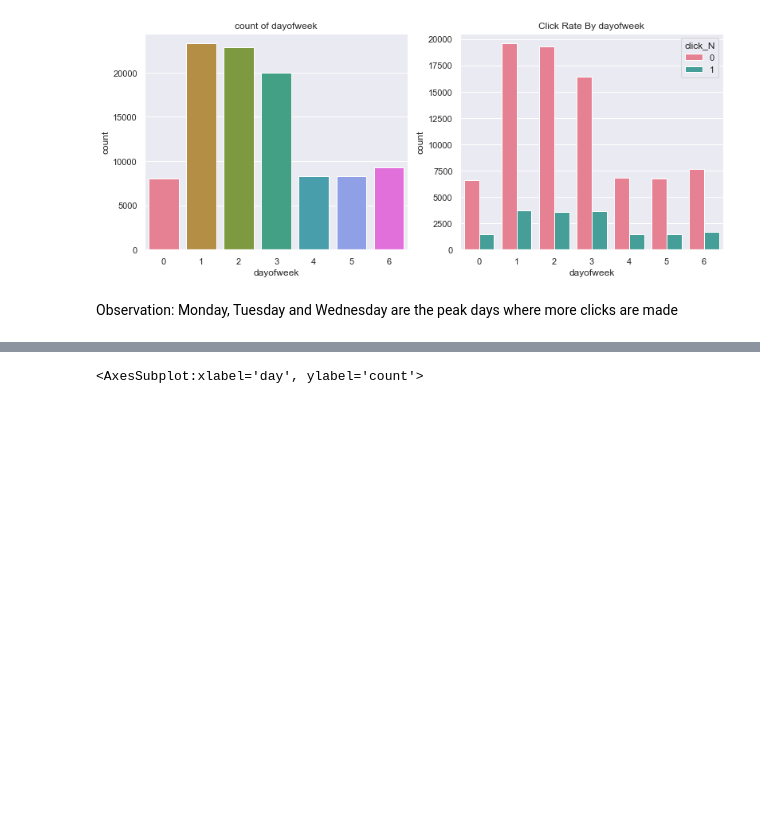
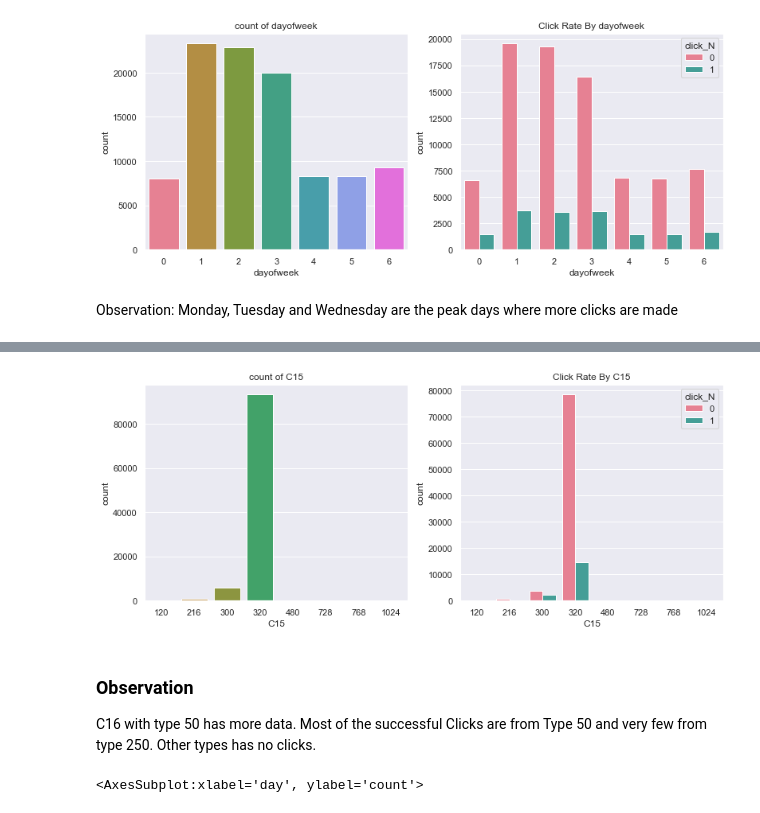
Before and after one commit to jagsrj/ClickThroughRatePrediction, a Jupyter notebook: Machine Learning Assignment - Click Through Rate Prediction.ipynb, the cells around one changed output, grey strips where cells are left out. Cells and saved outputs as stored; diff of their text form; code cells hidden in the pictures; blank space fills up the shorter version.

```diff
--- a/Machine Learning Assignment - Click Through Rate Prediction.ipynb
+++ b/Machine Learning Assignment - Click Through Rate Prediction.ipynb
@@ -193,3 +204,17 @@ Monday, Tuesday and Wednesday are the peak days where more clicks are made
+# %%
+plt.figure(figsize = (13,5))
+plt.subplot(1,2,1)
+sns.countplot(data['C15'],palette='husl')
+plt.title("count of C15")
+plt.subplot(1,2,2)
+sns.countplot(data['C15'], hue = data['click_N'],palette="husl")
+plt.title("Click Rate By C15")
+plt.show()
+# %% [output]
+[figure, added]
+# %% [markdown]
+### Observation
+C16 with type 50 has more data. Most of the successful Clicks are  from Type 50 and very few from type 250. Other types has no clicks.
 # %%
 #Day VS Click
 plt.figure(figsize=(20,10))
```
Also changed, not shown: parts of 17 cells of this notebook.
